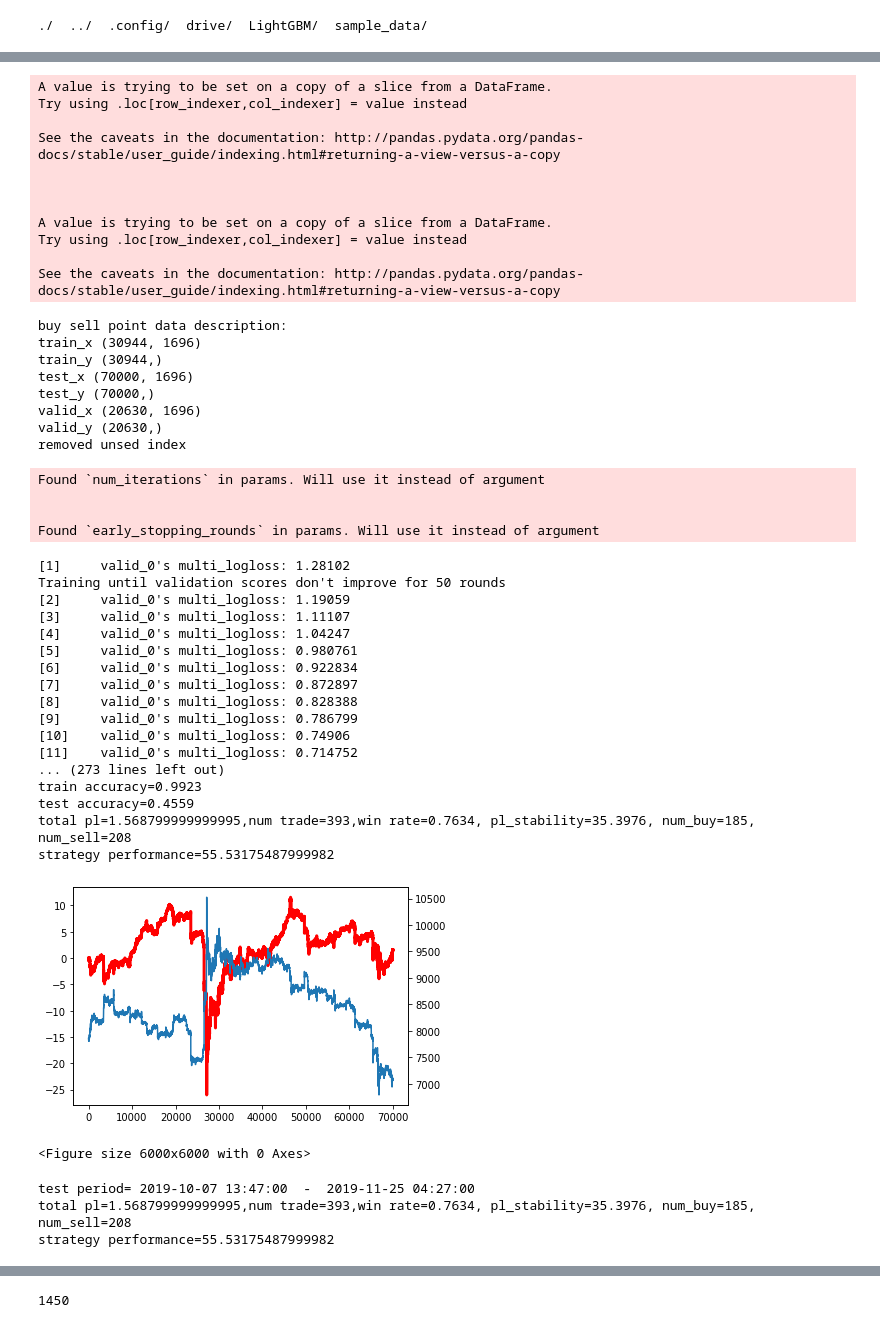
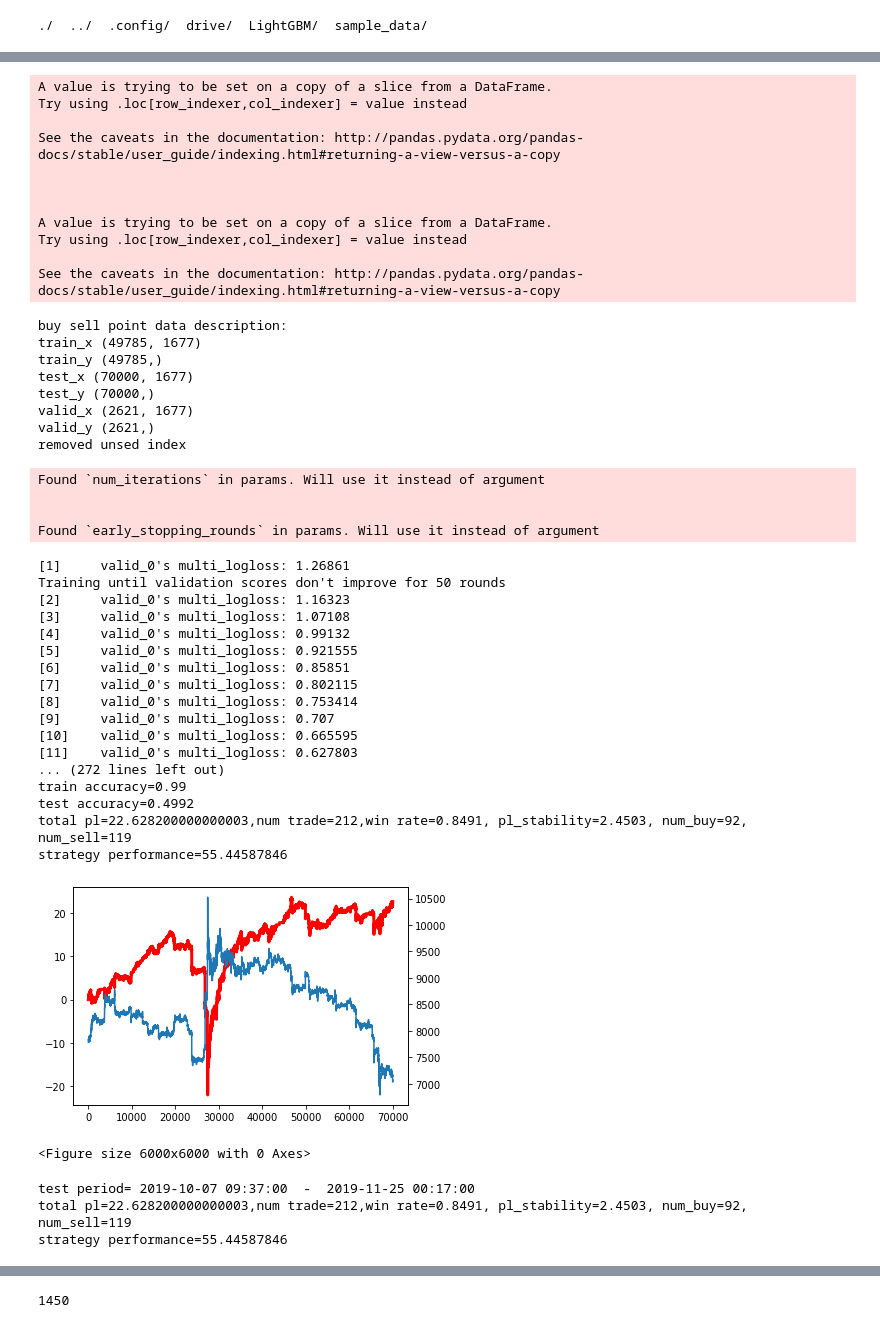
Before and after one commit to alunfes/mex-bot, a Jupyter notebook: Lgb_BPSP4.ipynb, the cells around one changed output, grey strips where cells are left out. Cells and saved outputs as stored; diff of their text form; code cells hidden in the pictures.

```diff
--- a/Lgb_BPSP4.ipynb
+++ b/Lgb_BPSP4.ipynb
@@ -1550,13 +1551,13 @@ class SimAccount:
         self.dt_log.append(dt)
         if len(self.order_serial_list) > 0:
             k=self.order_serial_list[-1]
-            print(';i={}, dt={}, action={}, holding side={}, holding price={}, holding size={}, order side={}, order price={}, order size={}, pl={}, num_trade={}'
-            .format(i, dt, log, self.holding_side, self.holding_price, self.holding_size, self.order_side[k], self.order_price[k], self.order_size[k], self.total_pl, self.num_trade))
-            self.log_data_list.append({'i':i, 'dt':dt, 'action':log, 'holding_side':self.holding_side, 'order_side':self.order_side[k], 'order_price':self.order_price[k], 'order_size':self.order_size[k],
+            #print(';i={}, dt={}, action={}, holding side={}, holding price={}, holding size={}, order side={}, order price={}, order size={}, pl={}, num_trade={}'
+            #.format(i, dt, log, self.holding_side, self.holding_price, self.holding_size, self.order_side[k], self.order_price[k], self.order_size[k], self.total_pl, self.num_trade))
+            self.log_data_list.append({'i':i, 'dt':dt, 'action':log, 'holding_side':self.holding_side,'holding_price':self.holding_price, 'holding_size':self.holding_size, 'order_side':self.order_side[k], 'order_price':self.order_price[k], 'order_size':self.order_size[k],
                                        'total_pl':self.total_pl, 'num_trade':self.num_trade})
         else:
-            print(';i={}, dt={}, action={}, holding side={}, holding price={}, holding size={}, order side={}, order price={}, order size={}, pl={}, num_trade={}'.format(i, dt, log, self.holding_side, self.holding_price, self.holding_size, '', '0', '0', self.total_pl, self.num_trade))
-            self.log_data_list.append({'i':i, 'dt':dt, 'action':log, 'holding_side':self.holding_side, 'order_side':0, 'order_price':0, 'order_size':0,
+            #print(';i={}, dt={}, action={}, holding side={}, holding price={}, holding size={}, order side={}, order price={}, order size={}, pl={}, num_trade={}'.format(i, dt, log, self.holding_side, self.holding_price, self.holding_size, '', '0', '0', self.total_pl, self.num_trade))
+            self.log_data_list.append({'i':i, 'dt':dt, 'action':log, 'holding_side':self.holding_side, 'holding_price':self.holding_price, 'holding_size':self.holding_size, 'order_side':0, 'order_price':0, 'order_size':0,
                                        'total_pl':self.total_pl, 'num_trade':self.num_trade})
 # %%
 
@@ -2562,9 +2672,9 @@ conti sim
 '''
 
 import time
-num_term = 5
+num_term = 4
 corr_kijun = 0.7
-upper_kijun = 0.5
+upper_kijun = 0.7
 #lower_kijun = 0.4
 from_ind = 40000
 to_ind = 144000
@@ -2572,15 +2682,20 @@ to_ind = 144000
 train_len = 30000
 test_len = 70000
 test_start_ind = 30000 #should be larger than train_len
-valid_size = 0.4
+valid_size = 0.05
 
 kijun_val =50
 kijun_period = 120
 pt = kijun_val
 lc = 10000
+random_state = None
 
 params = {'objective': 'multiclass', 'num_class':4, 'metric':'multi_logloss', 'boosting': 'gbdt', 'learning_rate': 0.1, 'num_iterations': 500, 'device_type':'GPU',
-          'max_depth':10, 'num_leaves':50, 'early_stopping_rounds':50, 'lambda_l1':15, 'lambda_l2':15, 'min_data_in_leaf':50, 'max_bin':100, 'bagging_freq':50}
+          'max_depth':10, 'num_leaves':100, 'early_stopping_rounds':50, 'lambda_l1':15, 'lambda_l2':15, 'min_data_in_leaf':50, 'max_bin':100, 'bagging_freq':50}
+
+#params= {'objective': 'multiclass', 'num_class':4, 'metric':'multi_logloss', 'boosting': 'gbdt', 'learning_rate': 0.1, 'num_iterations': 500, 'device_type':'GPU',
+#         'max_depth': 4, 'max_bin': 91, 'num_leaves': 8, 'min_data_in_leaf': 17, 'min_sum_hessian_in_leaf': 6.133025767545423, 'bagging_fraction': 0.9714308832700951,
+#              'bagging_freq': 57, 'feature_fraction': 0.4852018661919656, 'lambda_l1': 9, 'lambda_l2': 45, 'min_gain_to_split': 65}
 
 cat_params = {'task_type': 'GPU','verbose': True, 'loss_function':'MultiClass', 'num_boost_round':1000, 'early_stopping_rounds':50, 'depth':10, 'learning_rate':0.1}
 
@@ -2602,7 +2717,7 @@ for i in range(1):
     train_df = df2.iloc[test_start_ind - train_len + (test_len * i):(test_len * i) + test_start_ind]
     test_df = df2.iloc[kijun_period + (test_len * i) + test_start_ind:kijun_period + test_start_ind + (test_len * i) + test_len]
     print('generating bpsp data2')
-    train_xb, test_xb, train_yb, test_yb, valid_xb, valid_yb = lgbmodel.generate_bpsp_data2(train_df, test_df, valid_size)
+    train_xb, test_xb, train_yb, test_yb, valid_xb, valid_yb = lgbmodel.generate_bpsp_data2(train_df, test_df, valid_size, random_state)
 
     cols = list(train_xb.columns)
     remove_cols = ['open', 'high', 'low', 'close', 'open_change', 'high_change' , 'low_change', 'close_change', 'dt']
@@ -2661,5 +2776,6 @@ plt.show()
 print('test period=', OneMinMarketData.ohlc.dt[start_ind_log], ' - ', OneMinMarketData.ohlc.dt[end_ind_log + test_len])
 print('total pl={},num trade={},win rate={}, pl_stability={}, num_buy={}, num_sell={}'.format(ac.total_pl,ac.num_trade,ac.win_rate, ac.pl_stability, ac.num_buy,ac.num_sell))
 print('strategy performance={}'.format(ac.total_pl * ac.pl_stability))
+ac.log_data_df
 # %% [output]
 calculating all index dict
@@ -2682,45 +2798,45 @@ test period= 2019-10-07 13:47:00  -  2019-11-25 04:26:00
 A value is trying to be set on a copy of a slice from a DataFrame.
 Try using .loc[row_indexer,col_indexer] = value instead
 
 See the caveats in the documentation: http://pandas.pydata.org/pandas-docs/stable/user_guide/indexing.html#returning-a-view-versus-a-copy
 
 
 
 A value is trying to be set on a copy of a slice from a DataFrame.
 Try using .loc[row_indexer,col_indexer] = value instead
 
 See the caveats in the documentation: http://pandas.pydata.org/pandas-docs/stable/user_guide/indexing.html#returning-a-view-versus-a-copy
 buy sell point data description:
-train_x (30944, 1696)
-train_y (30944,)
-test_x (70000, 1696)
+train_x (49785, 1677)
+train_y (49785,)
+test_x (70000, 1677)
 test_y (70000,)
-valid_x (20630, 1696)
-valid_y (20630,)
+valid_x (2621, 1677)
+valid_y (2621,)
 removed unsed index
 Found `num_iterations` in params. Will use it instead of argument
 
 
 Found `early_stopping_rounds` in params. Will use it instead of argument
-[1]     valid_0's multi_logloss: 1.28102
+[1]     valid_0's multi_logloss: 1.26861
 Training until validation scores don't improve for 50 rounds
-[2]     valid_0's multi_logloss: 1.19059
-[3]     valid_0's multi_logloss: 1.11107
-[4]     valid_0's multi_logloss: 1.04247
-[5]     valid_0's multi_logloss: 0.980761
-[6]     valid_0's multi_logloss: 0.922834
-[7]     valid_0's multi_logloss: 0.872897
-[8]     valid_0's multi_logloss: 0.828388
-[9]     valid_0's multi_logloss: 0.786799
-[10]    valid_0's multi_logloss: 0.74906
-[11]    valid_0's multi_logloss: 0.714752
-... (273 lines left out)
-train accuracy=0.9923
-test accuracy=0.4559
-total pl=1.568799999999995,num trade=393,win rate=0.7634, pl_stability=35.3976, num_buy=185, num_sell=208
-strategy performance=55.53175487999982
+[2]     valid_0's multi_logloss: 1.16323
+[3]     valid_0's multi_logloss: 1.07108
+[4]     valid_0's multi_logloss: 0.99132
+[5]     valid_0's multi_logloss: 0.921555
+[6]     valid_0's multi_logloss: 0.85851
+[7]     valid_0's multi_logloss: 0.802115
+[8]     valid_0's multi_logloss: 0.753414
+[9]     valid_0's multi_logloss: 0.707
+[10]    valid_0's multi_logloss: 0.665595
+[11]    valid_0's multi_logloss: 0.627803
+... (272 lines left out)
+train accuracy=0.99
+test accuracy=0.4992
+total pl=22.628200000000003,num trade=212,win rate=0.8491, pl_stability=2.4503, num_buy=92, num_sell=119
+strategy performance=55.44587846
-[figure, old version]
+[figure, new version]
 <Figure size 6000x6000 with 0 Axes>
-test period= 2019-10-07 13:47:00  -  2019-11-25 04:27:00
-total pl=1.568799999999995,num trade=393,win rate=0.7634, pl_stability=35.3976, num_buy=185, num_sell=208
-strategy performance=55.53175487999982
+test period= 2019-10-07 09:37:00  -  2019-11-25 00:17:00
+total pl=22.628200000000003,num trade=212,win rate=0.8491, pl_stability=2.4503, num_buy=92, num_sell=119
+strategy performance=55.44587846
```
Also changed, not shown: parts of 15 cells of this notebook.
